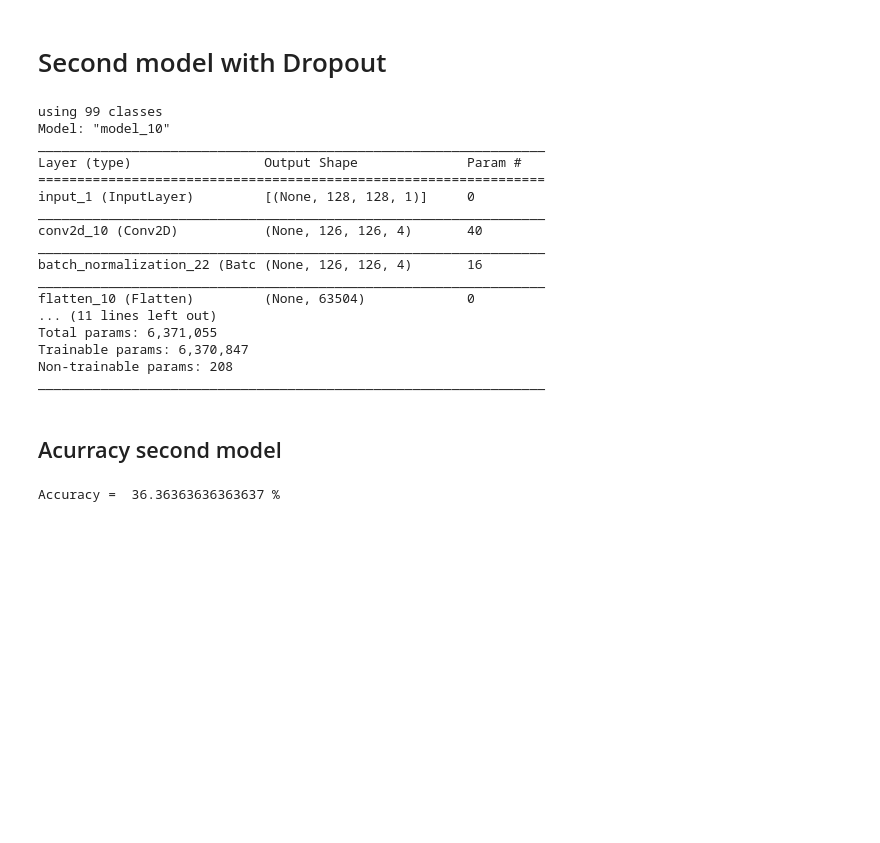
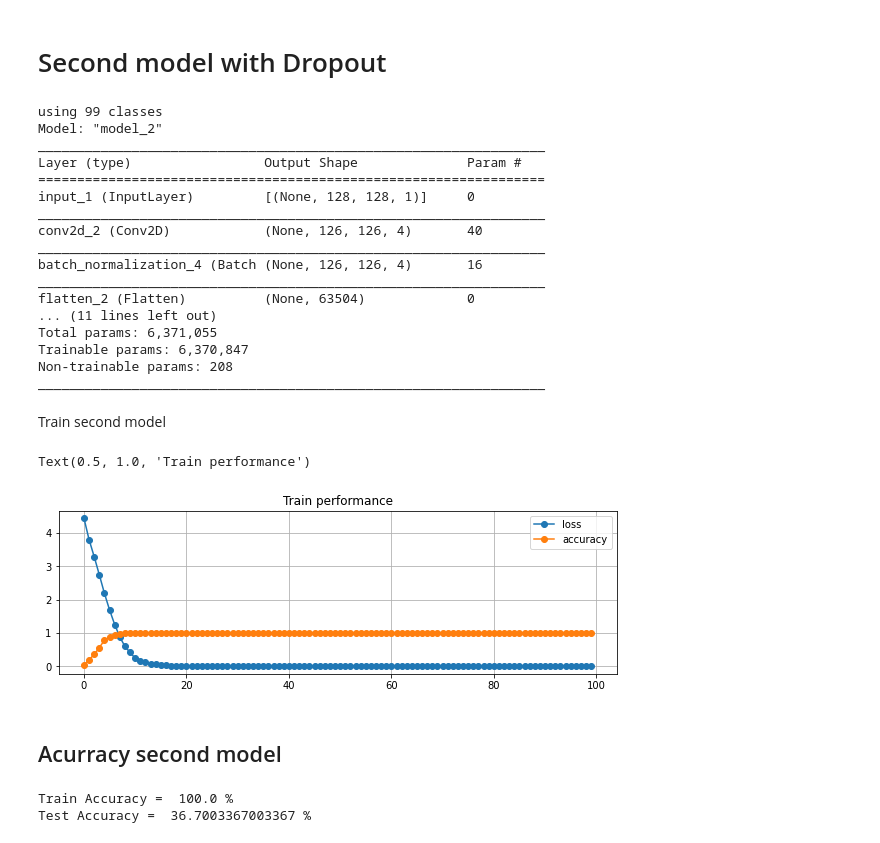
Before and after one commit to DaielChom/ann_leaf_classification, a Jupyter notebook: 07 - leaf Images classification CNN.ipynb, the cells around one changed output. Saved outputs shown, nothing was run; the diff lists cells and outputs as text; code cells hidden in the pictures; blank space fills up the shorter version.

```diff
--- a/07 - leaf Images classification CNN.ipynb
+++ b/07 - leaf Images classification CNN.ipynb
@@ -255,32 +227,31 @@ def get_conv_model_B(num_classes, img_size=32, compile=True):
     return model
 # %%
 #instantiate the model
-del model
+#del model
 num_classes = len( y_test_oh[1])
 model1 = get_conv_model_B(num_classes,img_size=128)
 model1.summary()
 # %% [output]
 using 99 classes
-Model: "model_10"
+Model: "model_2"
 _________________________________________________________________
 Layer (type)                 Output Shape              Param #
 =================================================================
 input_1 (InputLayer)         [(None, 128, 128, 1)]     0
 _________________________________________________________________
-conv2d_10 (Conv2D)           (None, 126, 126, 4)       40
+conv2d_2 (Conv2D)            (None, 126, 126, 4)       40
 _________________________________________________________________
-batch_normalization_22 (Batc (None, 126, 126, 4)       16
+batch_normalization_4 (Batch (None, 126, 126, 4)       16
 _________________________________________________________________
-flatten_10 (Flatten)         (None, 63504)             0
+flatten_2 (Flatten)          (None, 63504)             0
 ... (11 lines left out)
 Total params: 6,371,055
 Trainable params: 6,370,847
 Non-trainable params: 208
 _________________________________________________________________
+# %% [markdown]
+Train second model
 # %%
-def train(model, batch_size, epochs, model_name=""):
-    tensorboard = tf.keras.callbacks.TensorBoard(log_dir="logs/"+model_name+"_"+"{}".format(time()))
-    model.reset_states()
-    model.fit(X_train_ri.astype(np.float32), y_train_oh.astype(int), epochs=epochs, callbacks=[tensorboard], batch_size=batch_size, validation_data=( X_test_ri, y_test_oh))
-    metrics = model.evaluate( X_test_ri.astype(np.float32), y_test_oh.astype(int))
-    return {k:v for k,v in zip (model.metrics_names, metrics)}
+model1.reset_states()
+history = model1.fit(X_train_ri.astype(np.float32), y_train_oh.astype(int), epochs=epochs, batch_size=batch_size, validation_data=( X_test_ri, y_test_oh))#, callbacks=[tensorboard]
+metrics = model1.evaluate( X_test_ri.astype(np.float32), y_test_oh.astype(int))
@@ -289,12 +258,32 @@ train(model1, batch_size=8, epochs=20, model_name="model_B")
+# %%
+plt.figure(figsize=(10,3))
+plt.plot(history.history["loss"], label="loss", marker="o")
+plt.plot(history.history["accuracy"], label="accuracy", marker="o")
+plt.grid()
+plt.legend()
+plt.title("Train performance")
+# %% [output]
+Text(0.5, 1.0, 'Train performance')
+[figure, added]
 # %% [markdown]
 ## Acurracy second model
 # %%
+
+preds_train = model1.predict(X_train_ri).argmax(axis=1)
 test_preds = model1.predict(X_test_ri).argmax(axis=1)
 test_preds.shape, y_test
-Accuracy = np.mean(test_preds == y_test)
-print('Accuracy = ', Accuracy*100, '%')
+Accuracy_train = np.mean(preds_train == y_train)
+Accuracy_test = np.mean(test_preds == y_test)
+print('Train Accuracy = ', Accuracy_train*100, '%')
+print('Test Accuracy = ', Accuracy_test*100, '%')
+
+# test_preds = model1.predict(X_test_ri).argmax(axis=1)
+# test_preds.shape, y_test
+# Accuracy = np.mean(test_preds == y_test)
+# print('Accuracy = ', Accuracy*100, '%')
 # %% [output]
-Accuracy =  36.36363636363637 %
+Train Accuracy =  100.0 %
+Test Accuracy =  36.7003367003367 %
 # %%
 from sklearn.metrics import confusion_matrix
 cm = confusion_matrix(y_test, test_preds)
```
Also changed, not shown: parts of 12 cells of this notebook.
